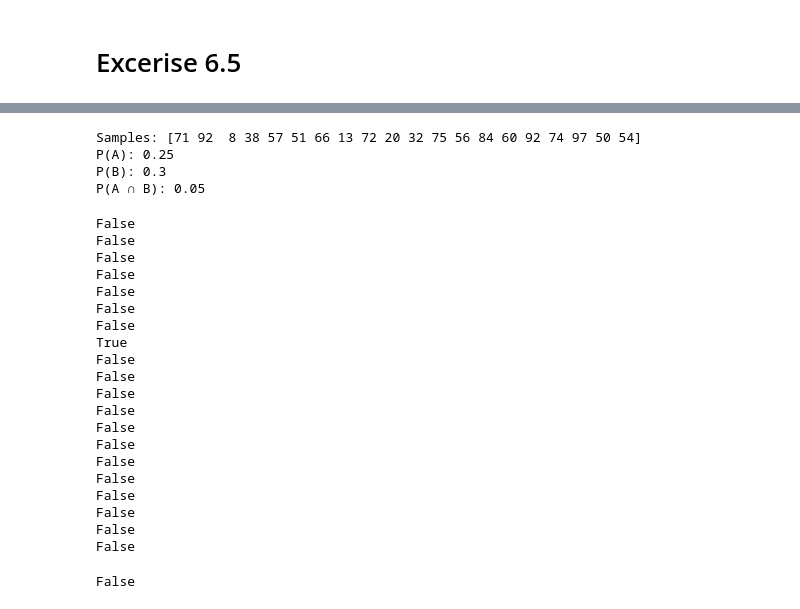
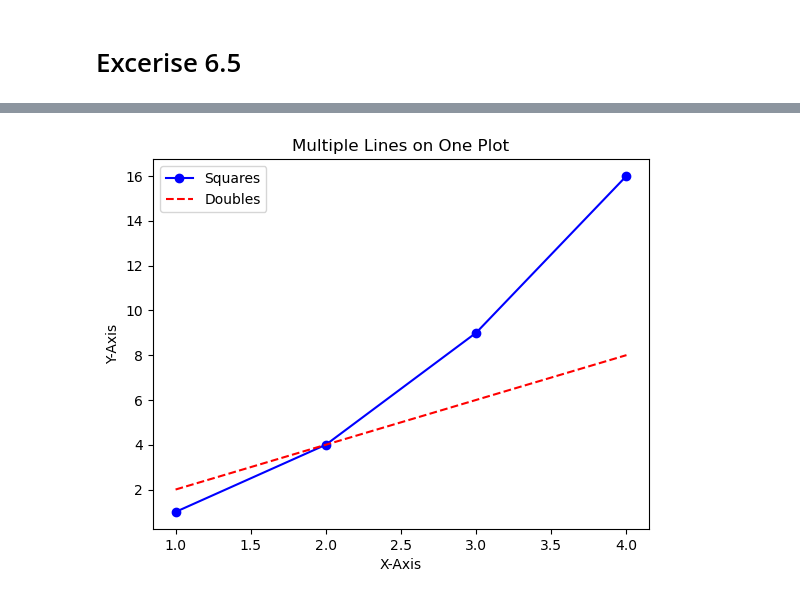
Before and after one commit to mta-phy/5820x, a Jupyter notebook: MDS-book/Code/ch05_Combinatorics_and_Probabilities/HW test.ipynb, the cells around one changed output, grey strips where cells are left out. Saved outputs shown, nothing was run; the diff lists cells and outputs as text; code cells hidden in the pictures.

```diff
--- a/MDS-book/Code/ch05_Combinatorics_and_Probabilities/HW test.ipynb
+++ b/MDS-book/Code/ch05_Combinatorics_and_Probabilities/HW test.ipynb
@@ -96,59 +131,17 @@ np.float64(0.05)
 # %%
-import numpy as np
+import matplotlib.pyplot as plt
 
-def simulate_events(n, N, seed=None):
-    if seed is not None:
-        np.random.seed(seed)
+x = [1, 2, 3, 4]
+y1 = [1, 4, 9, 16]
+y2 = [2, 4, 6, 8]
 
-    samples = np.random.randint(1, N+1, size=n)
+plt.plot(x, y1, label="Squares", color="blue", marker="o")
+plt.plot(x, y2, label="Doubles", color="red", linestyle="--")
 
-    event_A = samples < 50
-    event_B = samples%2 == 1
-    event_A_and_B = event_A & event_B
-
-    pA = event_A.mean()
-    pB = event_B.mean()
-    pAB = event_A_and_B.mean()
-
-    return samples, pA, pB, pAB
-
-
-samples, pA, pB, pAB = simulate_events(n=20, N=100, seed=40)
-
-print("Samples:", samples)
-print("P(A):", pA)
-print("P(B):", pB)
-print("P(A ∩ B):", pAB)
+plt.title("Multiple Lines on One Plot")
+plt.xlabel("X-Axis")
+plt.ylabel("Y-Axis")
+plt.legend() # Shows which line is which
+plt.show()
 # %% [output]
-Samples: [71 92  8 38 57 51 66 13 72 20 32 75 56 84 60 92 74 97 50 54]
-P(A): 0.25
-P(B): 0.3
-P(A ∩ B): 0.05
+[figure, added]
-# %%
-for x in samples:
-    print((x<50) & (x%2==1))
-# %% [output]
-False
-False
-False
-False
-False
-False
-False
-True
-False
-False
-False
-False
-False
-False
-False
-False
-False
-False
-False
-False
-# %%
-5>2 & 2<1
-# %% [output]
-False
```
Also changed, not shown: parts of 2 cells of this notebook.
